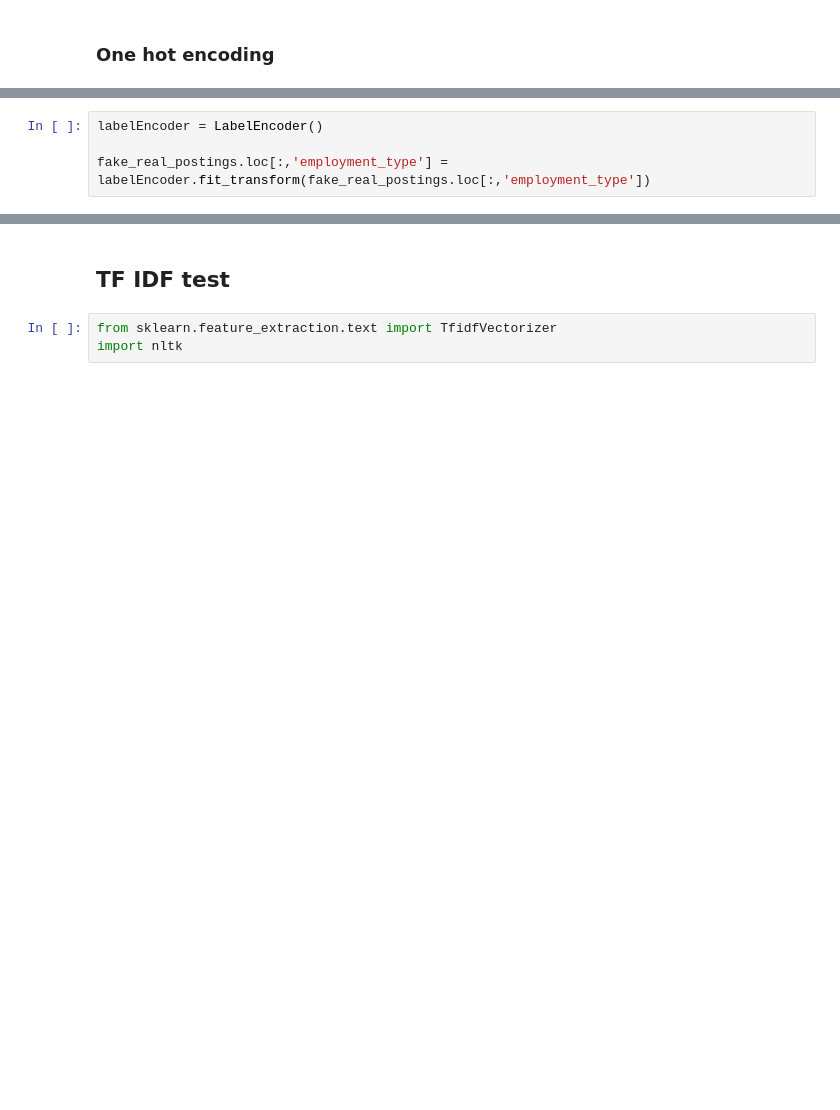
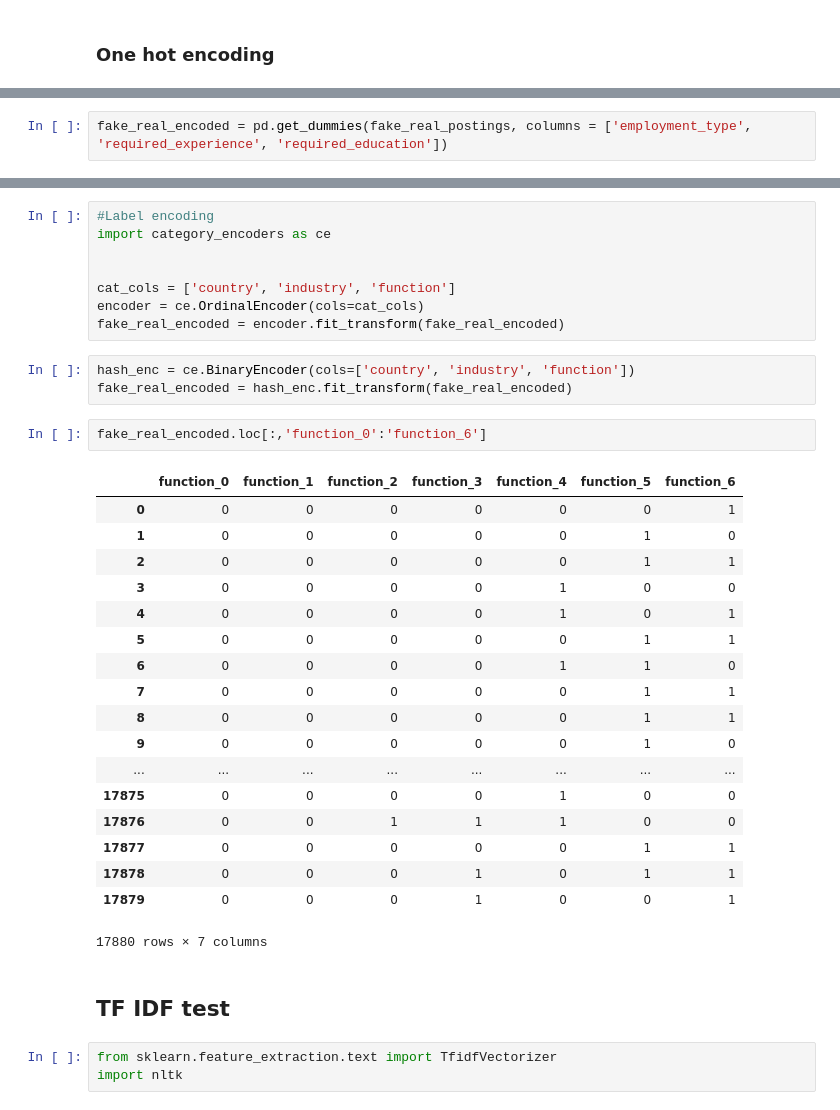
Before and after one commit to CremoD/Fake_Job_Postings_Detector, a Jupyter notebook: Fake Job Postings Detector.ipynb, the cells around one changed output, grey strips where cells are left out. Saved outputs shown, nothing was run; the diff lists cells and outputs as text; blank space fills up the shorter version.

```diff
--- a/Fake Job Postings Detector.ipynb
+++ b/Fake Job Postings Detector.ipynb
@@ -120,4 +139,2 @@ from sklearn.preprocessing import LabelEncoder
-# %%
-labelEncoder = LabelEncoder()
-
-fake_real_postings.loc[:,'employment_type'] = labelEncoder.fit_transform(fake_real_postings.loc[:,'employment_type'])
+# %%
+fake_real_encoded = pd.get_dummies(fake_real_postings, columns = ['employment_type', 'required_experience', 'required_education'])
@@ -139,3 +170,35 @@ Name: employment_type, Length: 17880, dtype: int32
+# %%
+#Label encoding
+import category_encoders as ce
+
+
+cat_cols = ['country', 'industry', 'function']
+encoder = ce.OrdinalEncoder(cols=cat_cols)
+fake_real_encoded = encoder.fit_transform(fake_real_encoded)
+# %%
+hash_enc = ce.BinaryEncoder(cols=['country', 'industry', 'function'])
+fake_real_encoded = hash_enc.fit_transform(fake_real_encoded)
+# %%
+fake_real_encoded.loc[:,'function_0':'function_6']
+# %% [output]
+|  | function_0 | function_1 | function_2 | function_3 | function_4 | function_5 | function_6 |
+| 0 | 0 | 0 | 0 | 0 | 0 | 0 | 1 |
+| 1 | 0 | 0 | 0 | 0 | 0 | 1 | 0 |
+| 2 | 0 | 0 | 0 | 0 | 0 | 1 | 1 |
+| 3 | 0 | 0 | 0 | 0 | 1 | 0 | 0 |
+| 4 | 0 | 0 | 0 | 0 | 1 | 0 | 1 |
+| 5 | 0 | 0 | 0 | 0 | 0 | 1 | 1 |
+| 6 | 0 | 0 | 0 | 0 | 1 | 1 | 0 |
+| 7 | 0 | 0 | 0 | 0 | 0 | 1 | 1 |
+| 8 | 0 | 0 | 0 | 0 | 0 | 1 | 1 |
+| 9 | 0 | 0 | 0 | 0 | 0 | 1 | 0 |
+| ... | ... | ... | ... | ... | ... | ... | ... |
+| 17875 | 0 | 0 | 0 | 0 | 1 | 0 | 0 |
+| 17876 | 0 | 0 | 1 | 1 | 1 | 0 | 0 |
+| 17877 | 0 | 0 | 0 | 0 | 0 | 1 | 1 |
+| 17878 | 0 | 0 | 0 | 1 | 0 | 1 | 1 |
+| 17879 | 0 | 0 | 0 | 1 | 0 | 0 | 1 |
+17880 rows × 7 columns
 # %% [markdown]
 ## TF IDF test
 # %%
```
Also changed, not shown: parts of 23 cells of this notebook.
